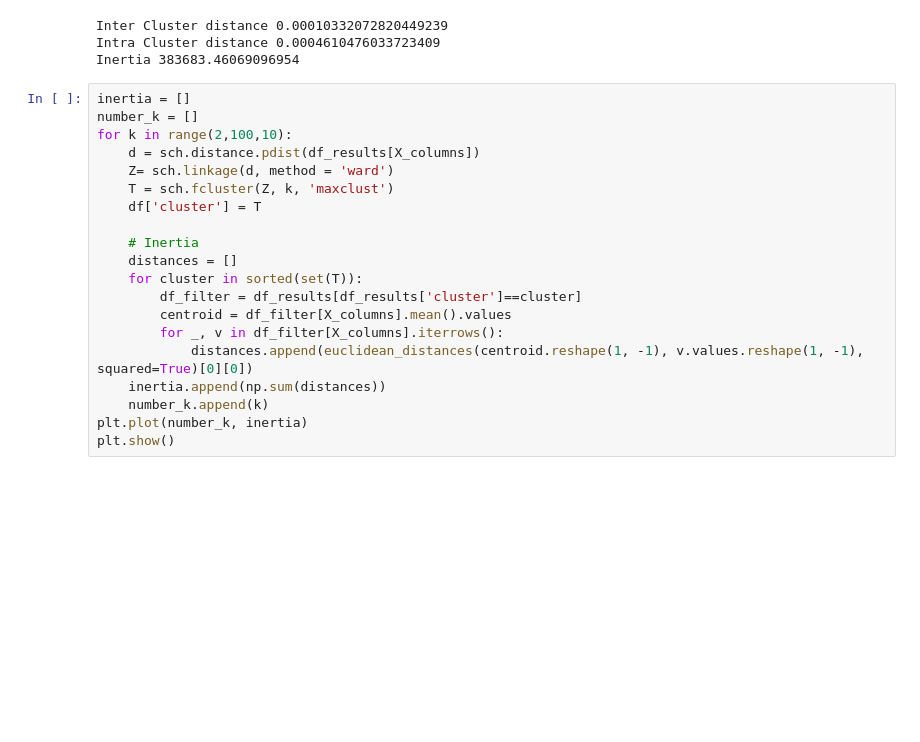
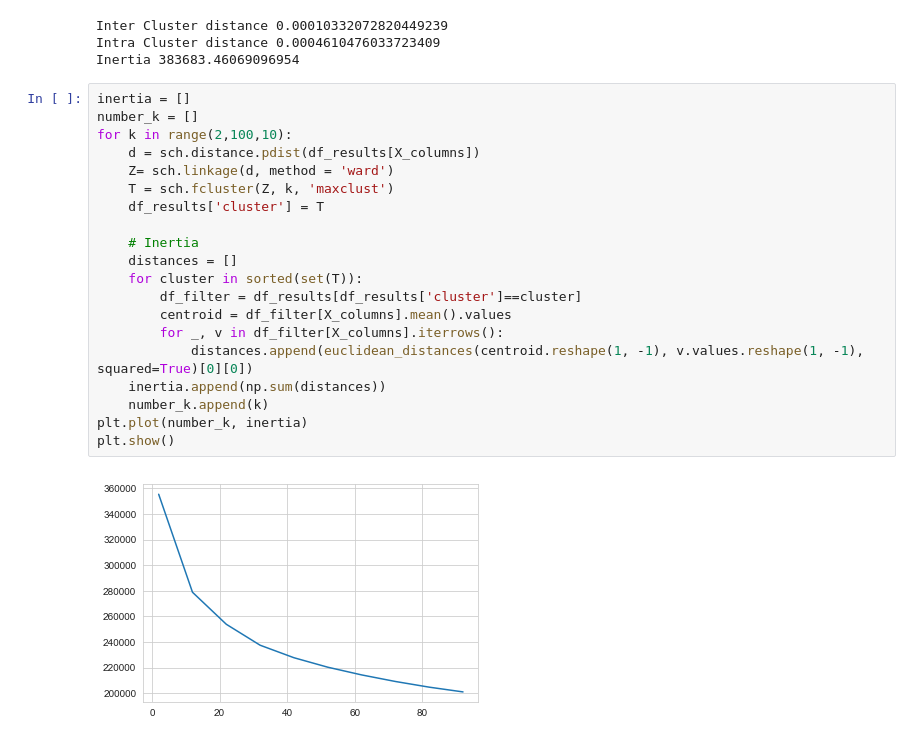
Before and after one commit to wlee0515/Application_Criteria_Generator, a Jupyter notebook: Application_Criteria_Generator/Code/Model/Clustering Analysis.ipynb, the cells around one changed output. Cells and saved outputs as stored; diff of their text form; blank space fills up the shorter version.

Commit message:
last plot

```diff
--- a/Application_Criteria_Generator/Code/Model/Clustering Analysis.ipynb
+++ b/Application_Criteria_Generator/Code/Model/Clustering Analysis.ipynb
@@ -231,20 +231,22 @@ Inertia 383683.46069096954
 # %%
 inertia = []
 number_k = []
 for k in range(2,100,10):
     d = sch.distance.pdist(df_results[X_columns])
     Z= sch.linkage(d, method = 'ward')
     T = sch.fcluster(Z, k, 'maxclust')
-    df['cluster'] = T
+    df_results['cluster'] = T
 
     # Inertia
     distances = []
     for cluster in sorted(set(T)):
         df_filter = df_results[df_results['cluster']==cluster]
         centroid = df_filter[X_columns].mean().values
         for _, v in df_filter[X_columns].iterrows():
             distances.append(euclidean_distances(centroid.reshape(1, -1), v.values.reshape(1, -1), squared=True)[0][0])
     inertia.append(np.sum(distances))
     number_k.append(k)
 plt.plot(number_k, inertia)
 plt.show()
+# %% [output]
+[figure, added]
```
